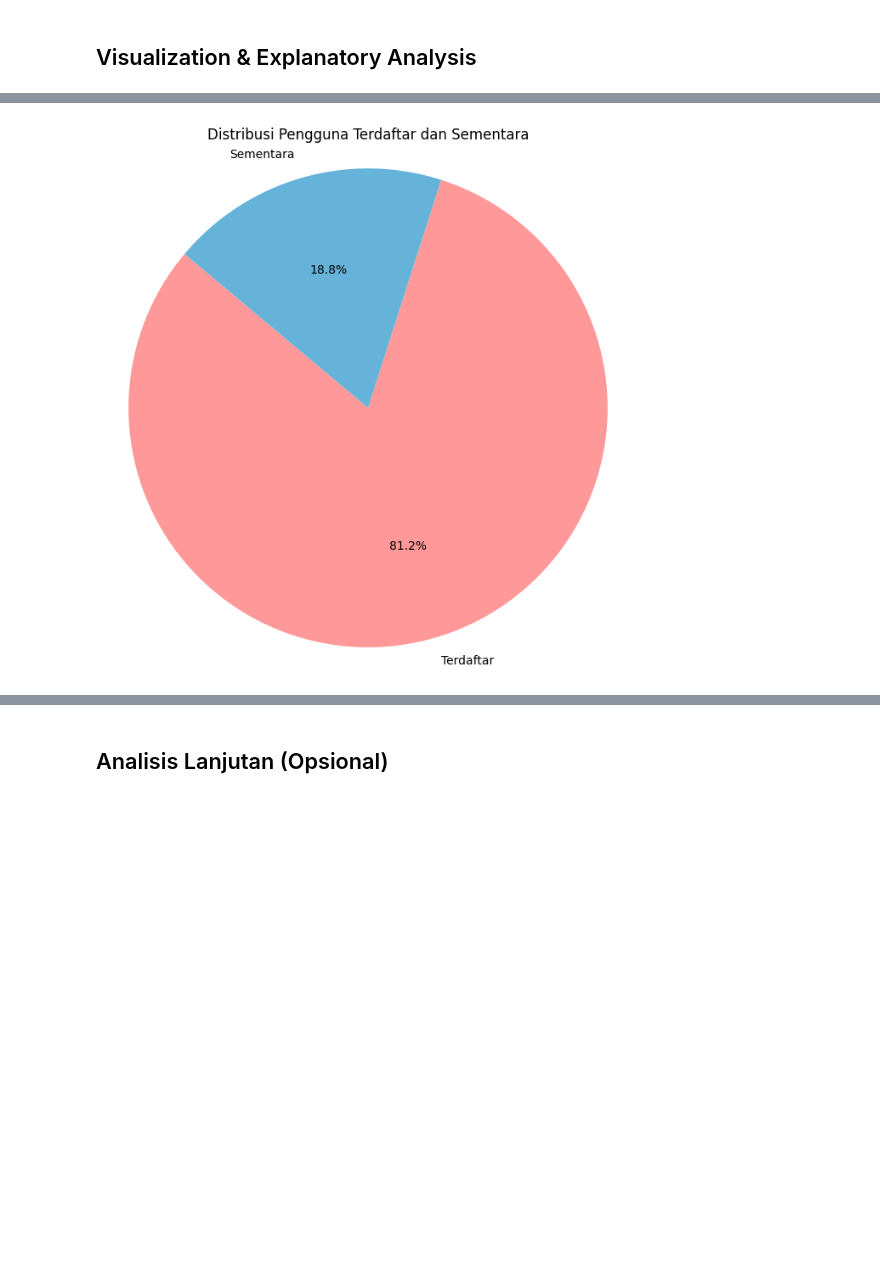
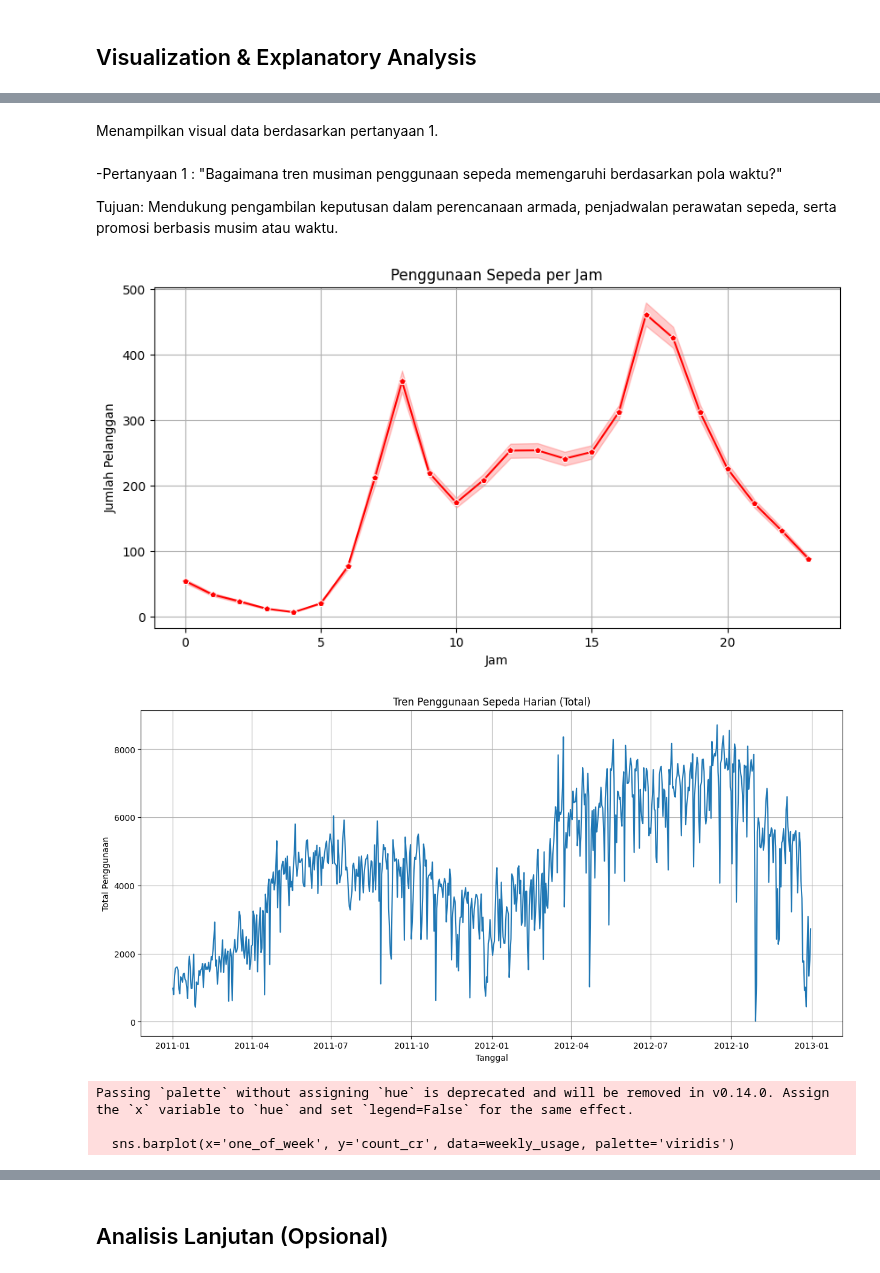
Before and after one commit to Mutasar/sewa-sepeda, a Jupyter notebook: Mutasar_bike_sharing.ipynb, the cells around one changed output, grey strips where cells are left out. Drawn from its saved outputs; the diff is of its cells as text; code cells hidden in the pictures; blank space fills up the shorter version.

```diff
--- a/Mutasar_bike_sharing.ipynb
+++ b/Mutasar_bike_sharing.ipynb
@@ -502,18 +370,61 @@ Perbandingan pendaftar
-# %%
-# Pastikan dataframe 'all_df' sudah tersedia dan berisi kolom 'registered' dan 'casual'
-# Jika Anda belum menggabungkan data day_df dan hour_df, Anda bisa menghitung total dari salah satu dataframe, misalnya day_df:
-total_registered = day_df['registered'].sum()
-total_casual = day_df['casual'].sum()
-
-# Membuat grafik pie
-labels = ['Terdaftar', 'Sementara']
-sizes = [total_registered, total_casual]
-colors = ['#ff9999','#66b3da'] # Pilihan warna
-
-plt.figure(figsize=(8, 8))
-plt.pie(sizes, labels=labels, autopct='%1.1f%%', startangle=140, colors=colors)
-plt.title('Distribusi Pengguna Terdaftar dan Sementara')
-plt.axis('equal')  # Agar grafik pie berbentuk lingkaran sempurna
-plt.show()
-# %% [output]
-[figure, removed]
+# %% [markdown]
+Menampilkan visual data berdasarkan pertanyaan 1.
+# %% [markdown]
+-Pertanyaan 1 : "Bagaimana tren musiman penggunaan sepeda memengaruhi berdasarkan pola waktu?"
+
+Tujuan: Mendukung pengambilan keputusan dalam perencanaan armada, penjadwalan perawatan sepeda, serta promosi berbasis musim atau waktu.
+# %%
+# Menampilkan visual data berdasarkan pertanyaan 1.
+# -Pertanyaan 1 : "Bagaimana tren musiman penggunaan sepeda memengaruhi berdasarkan pola waktu?"
+# Tujuan: Mendukung pengambilan keputusan dalam perencanaan armada, penjadwalan perawatan sepeda, serta promosi berbasis musim atau waktu.
+
+# Visualisasi Tren Harian (Penggunaan per Jam)
+plt.figure(figsize=(10, 5))
+# Corrected indentation for the hourly plot
+sns.lineplot(data=hour_df, x='hr', y='count_cr', marker='p', color='r')
+plt.title('Penggunaan Sepeda per Jam')
+plt.xlabel('Jam')
+plt.ylabel('Jumlah Pelanggan')
+plt.grid()
+plt.show()
+
+# Visualisasi Tren Harian (Total Penggunaan per Hari)
+# Group by date and sum the total count
+daily_usage = day_df.groupby('dteday')['count_cr'].sum().reset_index()
+
+plt.figure(figsize=(15, 7))
+sns.lineplot(data=daily_usage, x='dteday', y='count_cr')
+plt.title('Tren Penggunaan Sepeda Harian (Total)')
+plt.xlabel('Tanggal')
+plt.ylabel('Total Penggunaan')
+plt.grid(True)
+plt.show()
+
+# Visualisasi Tren Mingguan (Penggunaan per Hari dalam Seminggu)
+# Group by day of the week and sum the total count
+weekly_usage = day_df.groupby('one_of_week')['count_cr'].sum().reset_index()
+
+# Define the correct order for days of the week
+day_order = ['Sunday', 'Monday', 'Tuesday', 'Wednesday', 'Thursday', 'Friday', 'Saturday']
+
+# Ensure the days are in the correct order for plotting
+weekly_usage['one_of_week'] = pd.Categorical(weekly_usage['one_of_week'], categories=day_order, ordered=True)
+weekly_usage = weekly_usage.sort_values('one_of_week')
+
+
+plt.figure(figsize=(10, 6))
+sns.barplot(x='one_of_week', y='count_cr', data=weekly_usage, palette='viridis')
+plt.title('Total Penggunaan Sepeda per Hari dalam Seminggu')
+plt.xlabel('Hari dalam Seminggu')
+plt.ylabel('Total Penggunaan')
+plt.show()
+
+# You already have plots for Seasonal and Monthly usage later in the notebook.
+# The seasonal plot directly addresses the seasonal influence part.
+# The monthly plots (casual/registered) can also be seen as contributing to the monthly pattern understanding.
+# %% [output]
+[figure, added]
+[figure, added]
+Passing `palette` without assigning `hue` is deprecated and will be removed in v0.14.0. Assign the `x` variable to `hue` and set `legend=False` for the same effect.
+
+  sns.barplot(x='one_of_week', y='count_cr', data=weekly_usage, palette='viridis')
```
Also changed, not shown: parts of 18 cells of this notebook.
